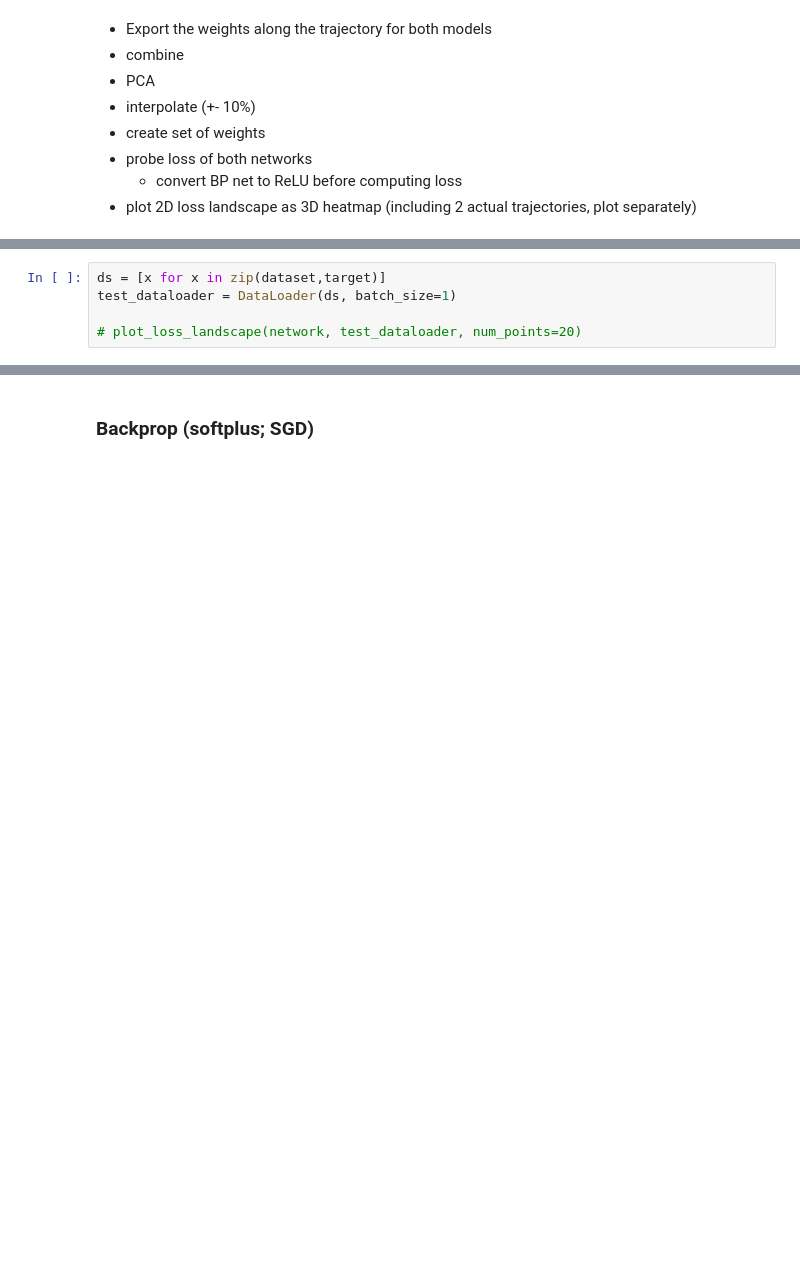
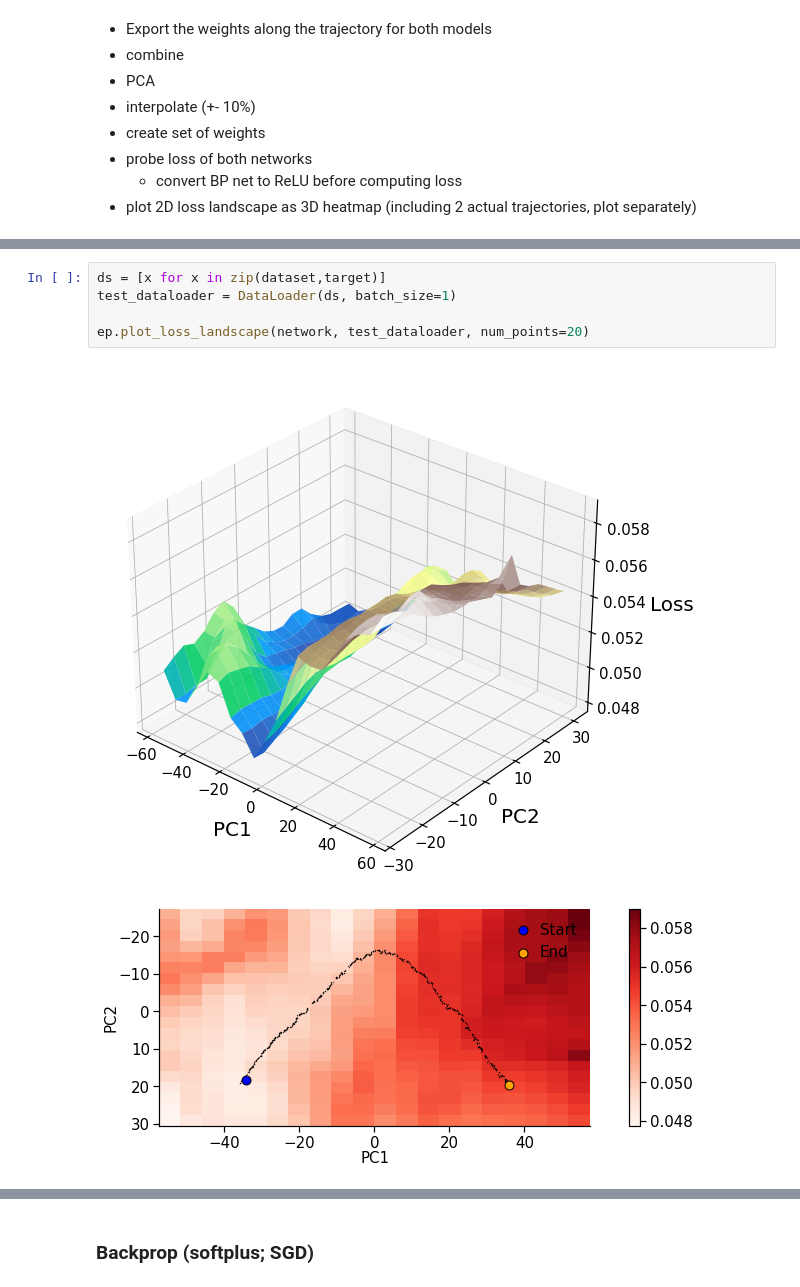
Before and after one commit to Milstein-Lab/EIANN, a Jupyter notebook: EIANN/notebooks/EIANN_1_hidden_landscape.ipynb, the cells around one changed output, grey strips where cells are left out. Saved outputs shown, nothing was run; the diff lists cells and outputs as text; blank space fills up the shorter version.

Commit message:
added loss landscape + mnist functions & notebooks

```diff
--- a/EIANN/notebooks/EIANN_1_hidden_landscape.ipynb
+++ b/EIANN/notebooks/EIANN_1_hidden_landscape.ipynb
@@ -118,5 +110,8 @@ plot_weight_history_PCs(network)
 # %%
 ds = [x for x in zip(dataset,target)]
 test_dataloader = DataLoader(ds, batch_size=1)
 
-# plot_loss_landscape(network, test_dataloader, num_points=20)
+ep.plot_loss_landscape(network, test_dataloader, num_points=20)
+# %% [output]
+[figure, added]
+[figure, added]
```
Also changed, not shown: parts of 16 cells of this notebook, 6 other files.
